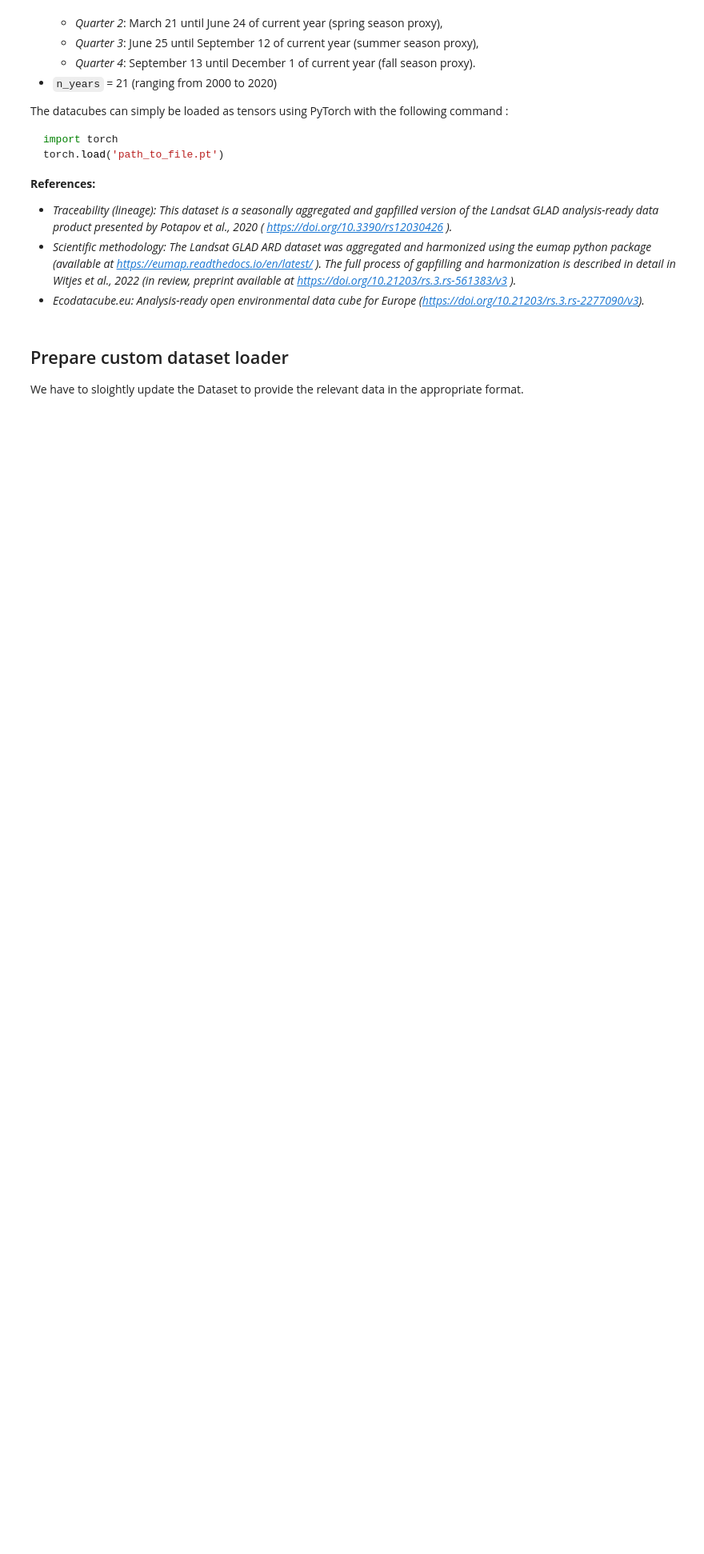
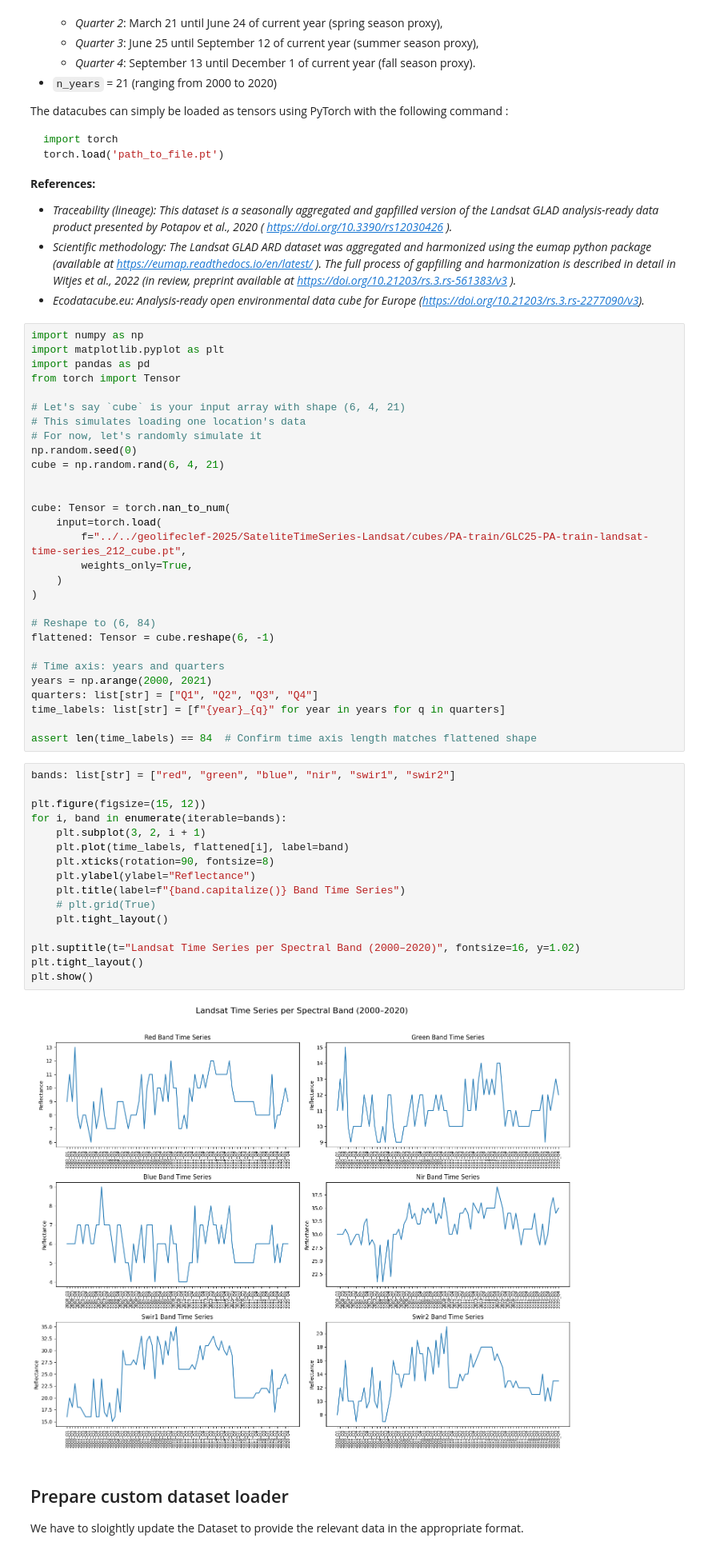
Before and after one commit to DicitoCarrera/dhbw-scientific-programming-exam, a Jupyter notebook: single-modality-baseline-with-landsat-data.ipynb, the cells around one changed output. Shown: that part at 80% size. Cells and saved outputs as stored; diff of their text form; blank space fills up the shorter version.

```diff
--- a/single-modality-baseline-with-landsat-data.ipynb
+++ b/single-modality-baseline-with-landsat-data.ipynb
@@ -75,6 +75,53 @@ torch.load('path_to_file.pt')
   preprint available at https://doi.org/10.21203/rs.3.rs-561383/v3 )._
 - _Ecodatacube.eu: Analysis-ready open environmental data cube for Europe
   (https://doi.org/10.21203/rs.3.rs-2277090/v3)._
+# %%
+import numpy as np
+import matplotlib.pyplot as plt
+import pandas as pd
+from torch import Tensor
+
+# Let's say `cube` is your input array with shape (6, 4, 21)
+# This simulates loading one location's data
+# For now, let's randomly simulate it
+np.random.seed(0)
+cube = np.random.rand(6, 4, 21)
+
+
+cube: Tensor = torch.nan_to_num(
+    input=torch.load(
+        f="../../geolifeclef-2025/SateliteTimeSeries-Landsat/cubes/PA-train/GLC25-PA-train-landsat-time-series_212_cube.pt",
+        weights_only=True,
+    )
+)
+
+# Reshape to (6, 84)
+flattened: Tensor = cube.reshape(6, -1)
+
+# Time axis: years and quarters
+years = np.arange(2000, 2021)
+quarters: list[str] = ["Q1", "Q2", "Q3", "Q4"]
+time_labels: list[str] = [f"{year}_{q}" for year in years for q in quarters]
+
+assert len(time_labels) == 84  # Confirm time axis length matches flattened shape
+# %%
+bands: list[str] = ["red", "green", "blue", "nir", "swir1", "swir2"]
+
+plt.figure(figsize=(15, 12))
+for i, band in enumerate(iterable=bands):
+    plt.subplot(3, 2, i + 1)
+    plt.plot(time_labels, flattened[i], label=band)
+    plt.xticks(rotation=90, fontsize=8)
+    plt.ylabel(ylabel="Reflectance")
+    plt.title(label=f"{band.capitalize()} Band Time Series")
+    # plt.grid(True)
+    plt.tight_layout()
+
+plt.suptitle(t="Landsat Time Series per Spectral Band (2000–2020)", fontsize=16, y=1.02)
+plt.tight_layout()
+plt.show()
+# %% [output]
+[figure, added]
 # %% [markdown]
 ## Prepare custom dataset loader
 
```
Also changed, not shown: parts of 3 cells of this notebook, 10 other files.
